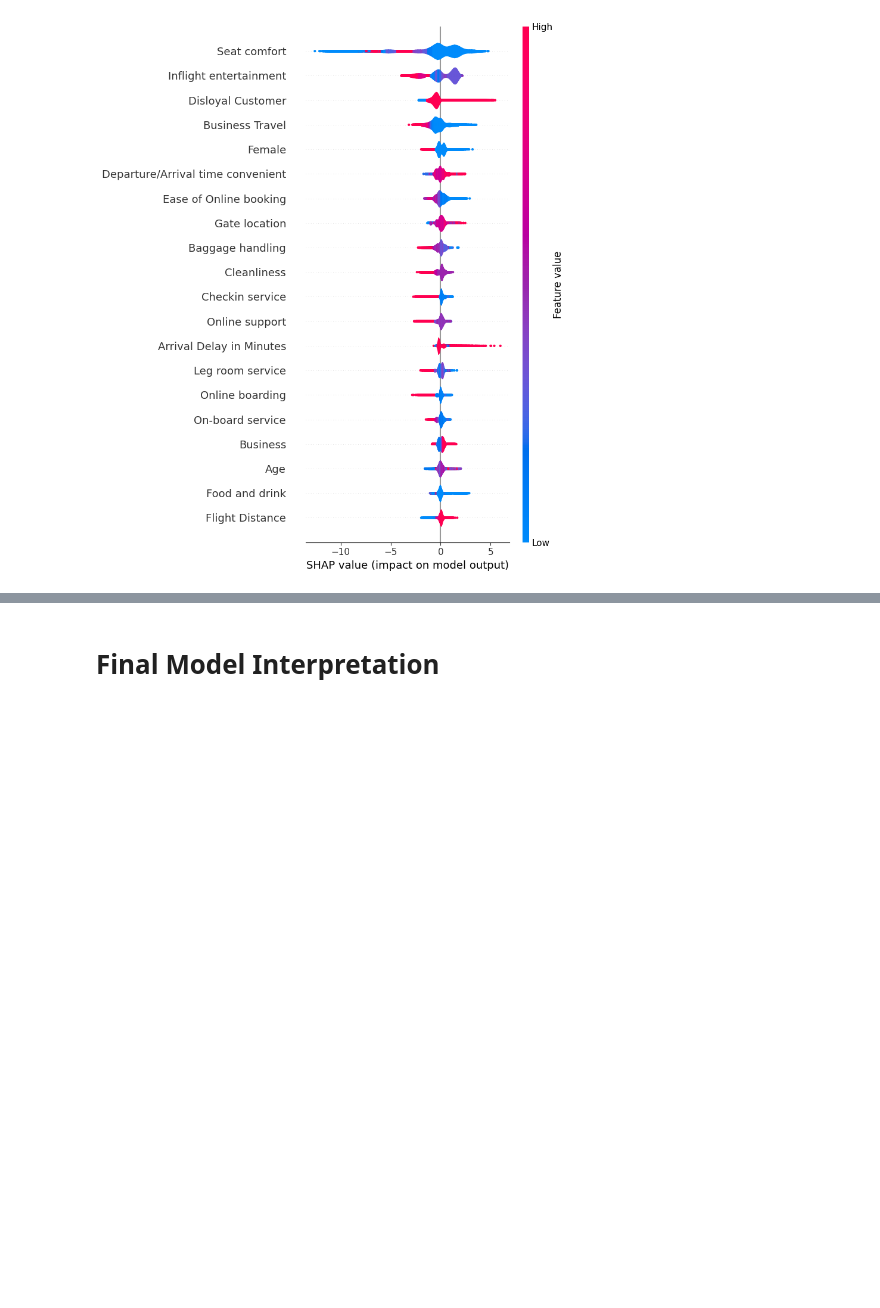
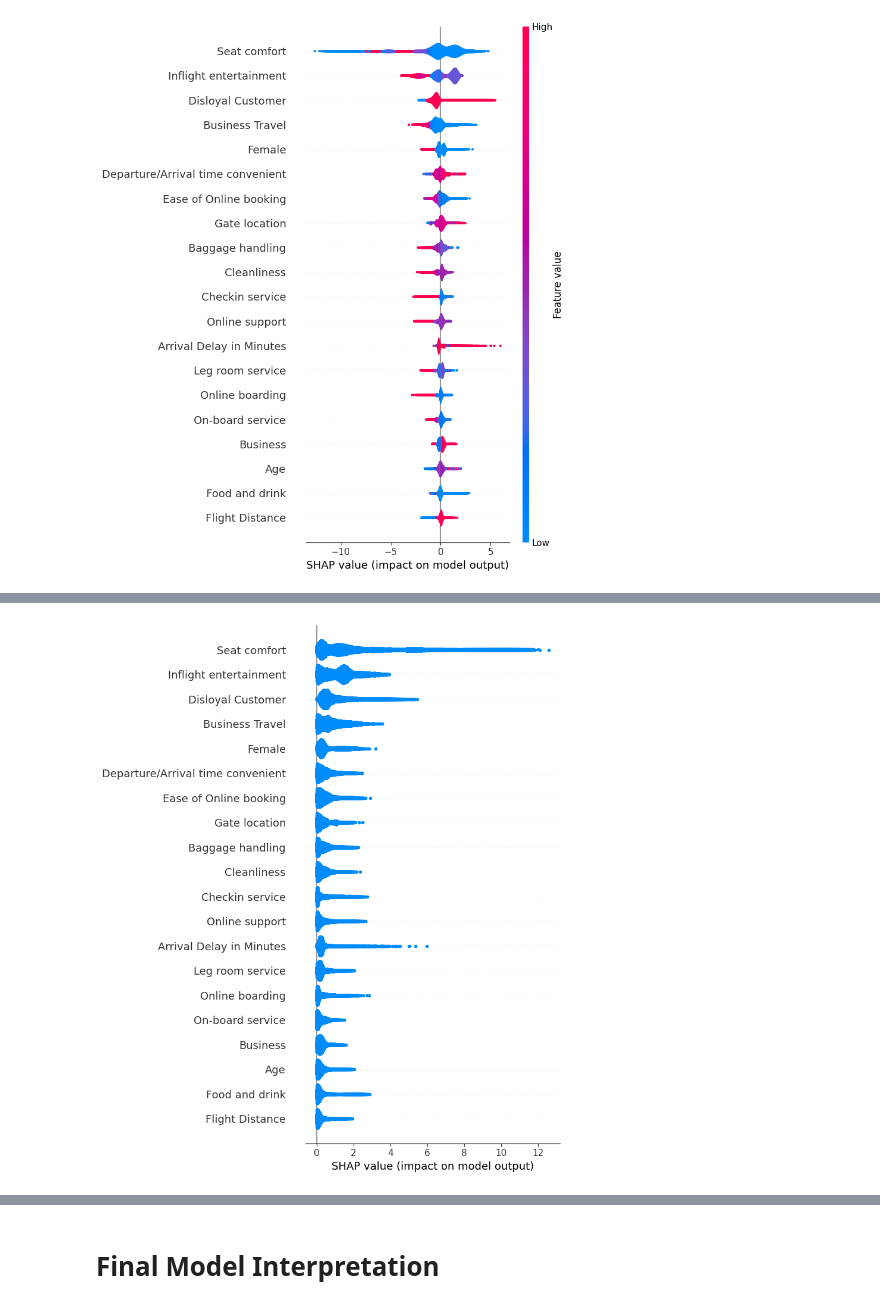
Before and after one commit to emilykmarsh/Disney_Airline_Feature_Recommendation, a Jupyter notebook: Notebook.ipynb, the cells around one changed output, grey strips where cells are left out. Cells and saved outputs as stored; diff of their text form; code cells hidden in the pictures; blank space fills up the shorter version.

```diff
--- a/Notebook.ipynb
+++ b/Notebook.ipynb
@@ -1883,0 +1925,4 @@ shap.summary_plot(shap_values, X_full_test, plot_type="violin");
+# %%
+shap.summary_plot(abs(shap_values), feature_names=X_full_test.columns.tolist())
+# %% [output]
+[figure, added]
```
Also changed, not shown: parts of 44 cells of this notebook, 1 other file.
